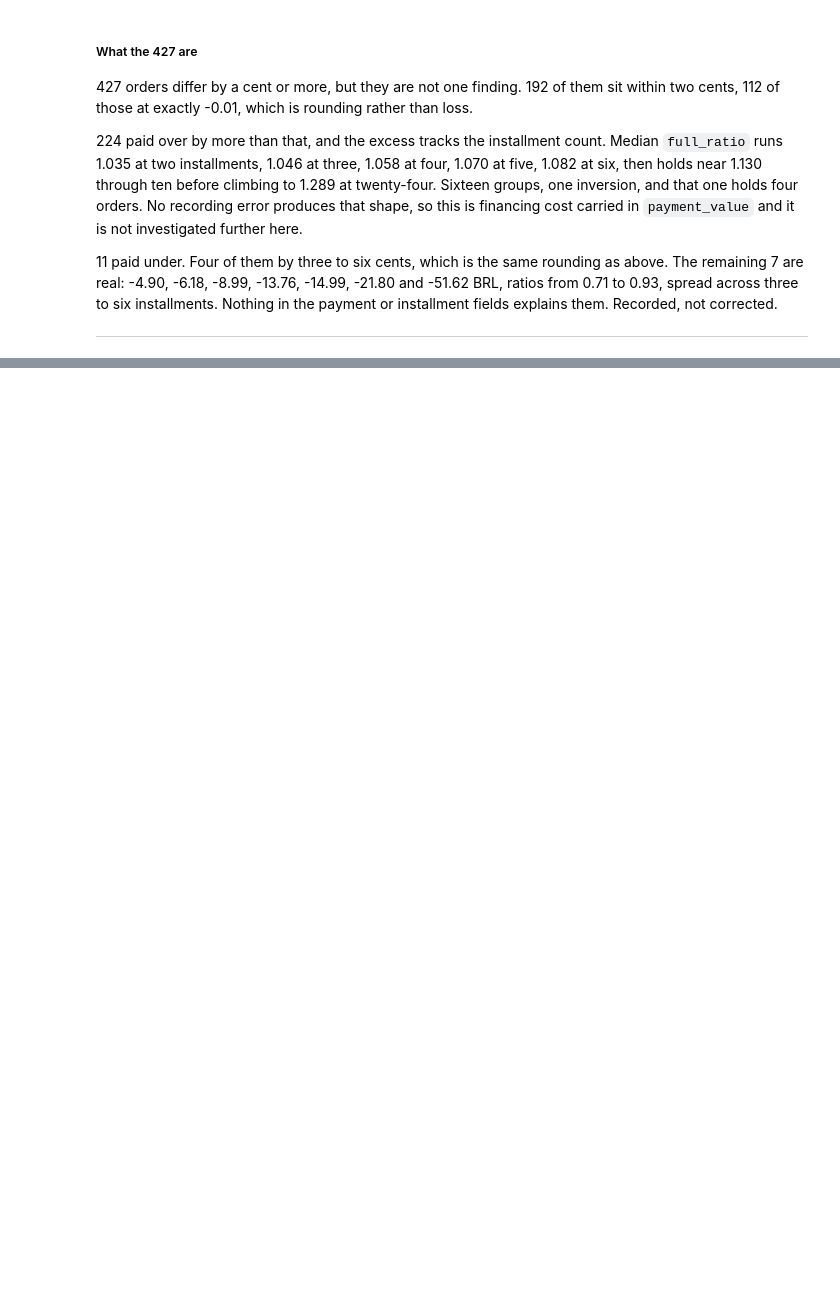
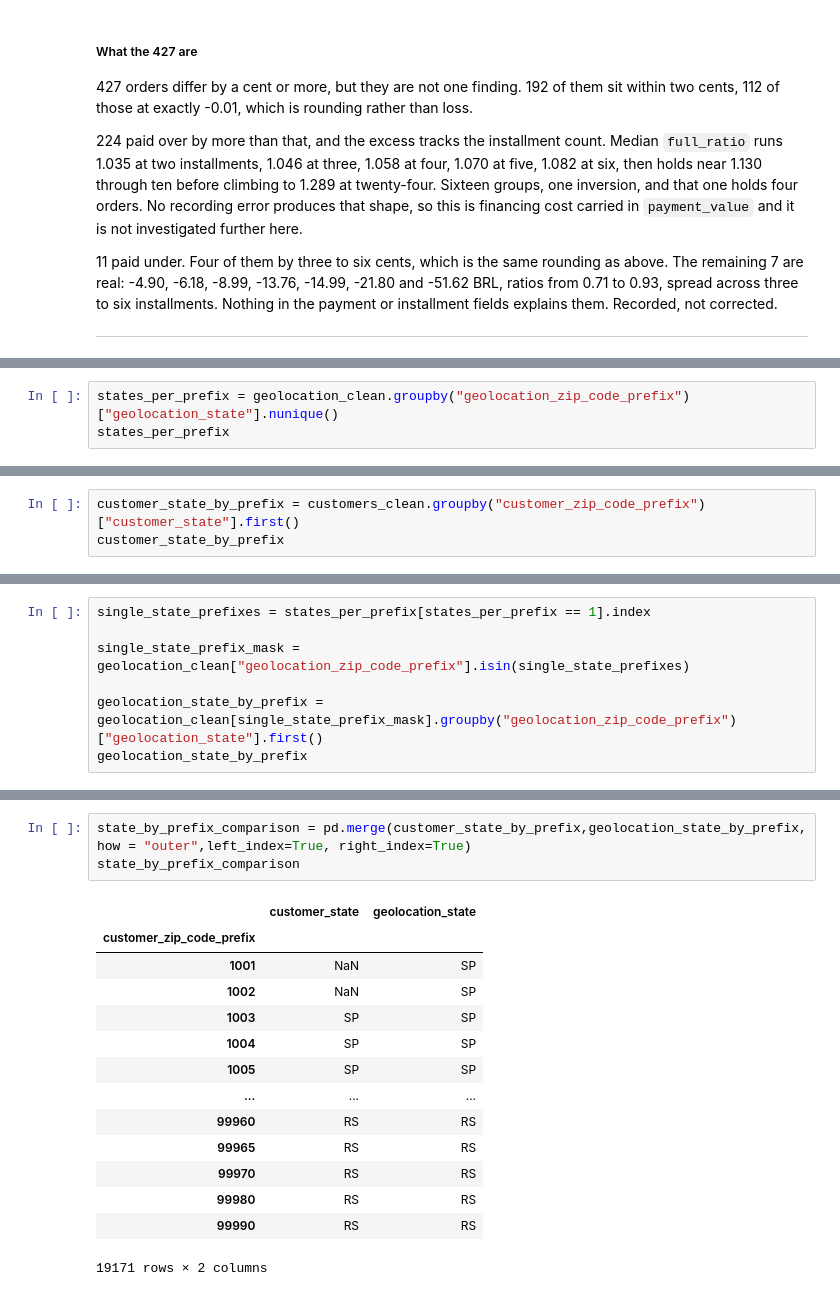
Before and after one commit to Spyrsial/olist-ecommerce-data-cleaning-eda, a Jupyter notebook: 01_data_cleaning.ipynb, the cells around one changed output, grey strips where cells are left out. Drawn from its saved outputs; the diff is of its cells as text; blank space fills up the shorter version.

Commit message:
checked state agreement per zip prefix across geolocation and customers

```diff
--- a/01_data_cleaning.ipynb
+++ b/01_data_cleaning.ipynb
@@ -1480,0 +1487,3 @@ paid_under[["order_id", "total", "payment_value", "payment_installments",
+# %%
+states_per_prefix = geolocation_clean.groupby("geolocation_zip_code_prefix")["geolocation_state"].nunique()
+states_per_prefix
@@ -1480,0 +1545,3 @@ paid_under[["order_id", "total", "payment_value", "payment_installments",
+# %%
+customer_state_by_prefix = customers_clean.groupby("customer_zip_code_prefix")["customer_state"].first()
+customer_state_by_prefix
@@ -1480,0 +1562,7 @@ paid_under[["order_id", "total", "payment_value", "payment_installments",
+# %%
+single_state_prefixes = states_per_prefix[states_per_prefix == 1].index
+
+single_state_prefix_mask = geolocation_clean["geolocation_zip_code_prefix"].isin(single_state_prefixes)
+
+geolocation_state_by_prefix = geolocation_clean[single_state_prefix_mask].groupby("geolocation_zip_code_prefix")["geolocation_state"].first()
+geolocation_state_by_prefix
@@ -1480,0 +1583,18 @@ paid_under[["order_id", "total", "payment_value", "payment_installments",
+# %%
+state_by_prefix_comparison = pd.merge(customer_state_by_prefix,geolocation_state_by_prefix, how = "outer",left_index=True, right_index=True)
+state_by_prefix_comparison
+# %% [output]
+|  | customer_state | geolocation_state |
+| customer_zip_code_prefix |  |  |
+| 1001 | NaN | SP |
+| 1002 | NaN | SP |
+| 1003 | SP | SP |
+| 1004 | SP | SP |
+| 1005 | SP | SP |
+| ... | ... | ... |
+| 99960 | RS | RS |
+| 99965 | RS | RS |
+| 99970 | RS | RS |
+| 99980 | RS | RS |
+| 99990 | RS | RS |
+19171 rows × 2 columns
```
Also changed, not shown: parts of 12 cells of this notebook.
